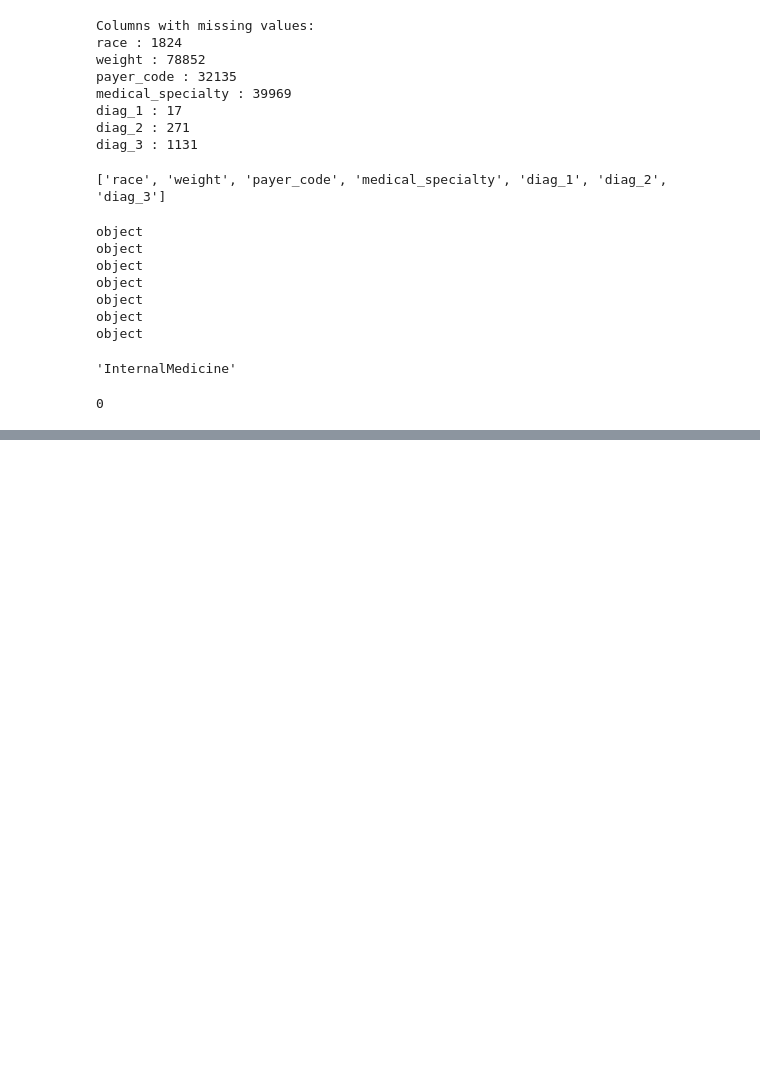
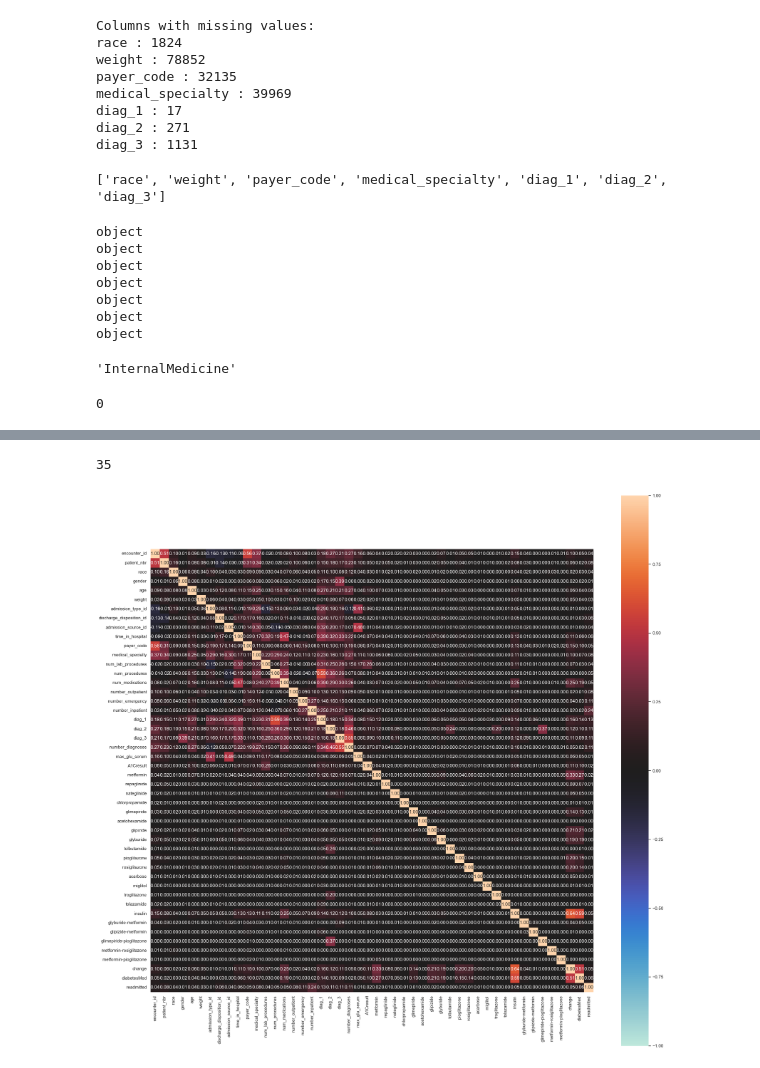
Before and after one commit to ryskgit/QTW_CaseStudy, a Jupyter notebook: Case Study 2/JD_draft.ipynb, the cells around one changed output, grey strips where cells are left out. Saved outputs shown, nothing was run; the diff lists cells and outputs as text; code cells hidden in the pictures; blank space fills up the shorter version.

```diff
--- a/Case Study 2/JD_draft.ipynb
+++ b/Case Study 2/JD_draft.ipynb
@@ -331,0 +382,10 @@ train_mode.isna().sum().sum()
+# %%
+cat_features = identify_nominal_columns(train)
+len(cat_features)
+# %% [output]
+35
+# %%
+
+complete_correlation= associations(train, figsize=(25,25))
+# %% [output]
+[figure, added]
```
Also changed, not shown: parts of 16 cells of this notebook.
